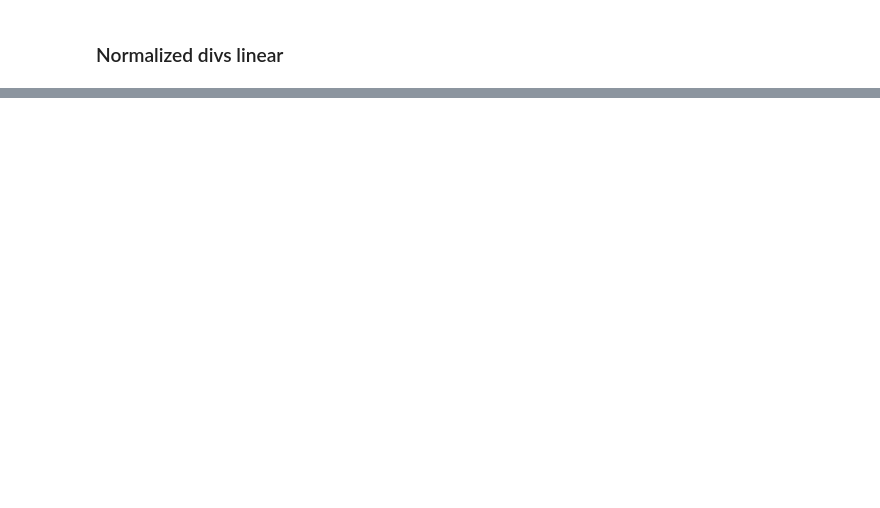
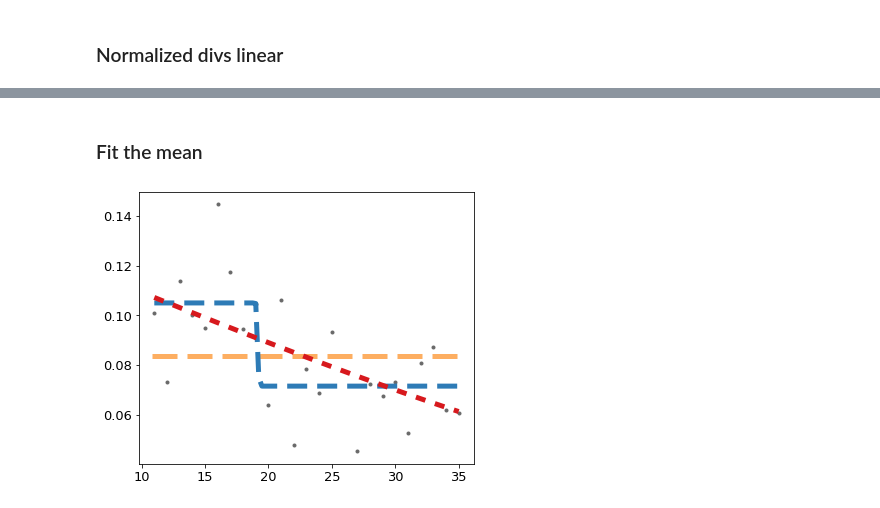
Before and after one commit to voytekresearch/timescale_development, a Jupyter notebook: rat_analysis_workflow/timescales_analysis_hypotheses.ipynb, the cells around one changed output, grey strips where cells are left out. Drawn from its saved outputs; the diff is of its cells as text; code cells hidden in the pictures; blank space fills up the shorter version.

```diff
--- a/rat_analysis_workflow/timescales_analysis_hypotheses.ipynb
+++ b/rat_analysis_workflow/timescales_analysis_hypotheses.ipynb
@@ -342,0 +359,21 @@ fit_hyp(filtered_divs2, filtered_taus_log2, guess_gaussian, bounds_gaussian, gue
+# %% [markdown]
+### Fit the mean
+# %%
+#Linear
+
+# Guess and bounds for Gaussian fit
+guess_gaussian = [0.6, 15, 0.5
+                 ]
+bounds_gaussian = ([0.2, 10,0], [0.9,20, 10])
+bounds_gaussian = ([-np.inf, -np.inf,-np.inf], [np.inf,np.inf, np.inf])
+
+# Guess and bounds for Sigmoid fit
+guess_sigmoid = (0.0, 15.0, 0.12, 0.06)
+bounds_sigmoid = ([-np.inf, -np.inf, -np.inf, -np.inf], [np.inf, np.inf, np.inf, np.inf])
+
+params_horizontal_line_mean, params_sigmoid_mean, params_gaussian_mean = fit_hyp(days, mean_taus_filt, guess_gaussian, bounds_gaussian, guess_sigmoid, bounds_sigmoid)
+
+#plot
+plt_hyp(days,  mean_taus_filt, params_horizontal_line_mean, params_sigmoid_mean, params_gaussian_mean, ylim=None )
+# %% [output]
+[figure, added]
```
Also changed, not shown: parts of 31 cells of this notebook.
